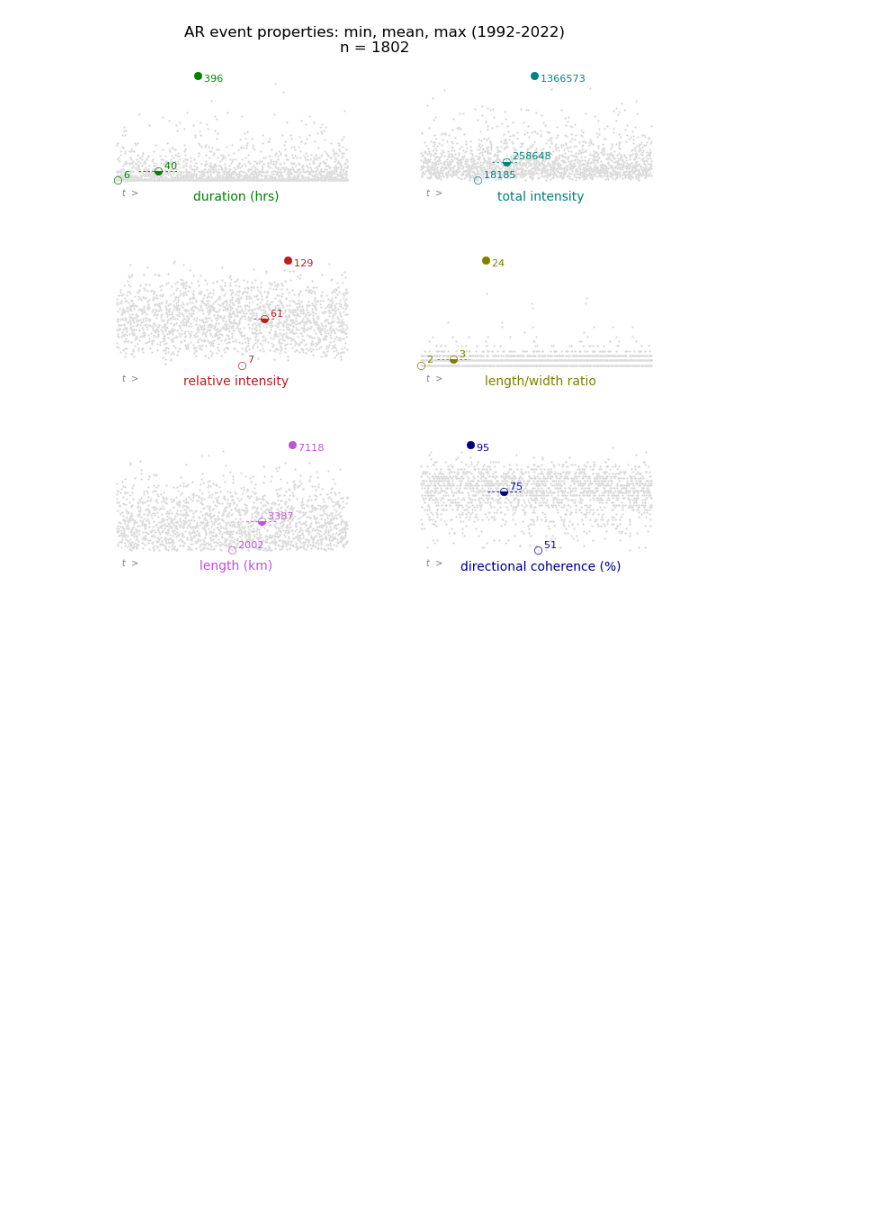
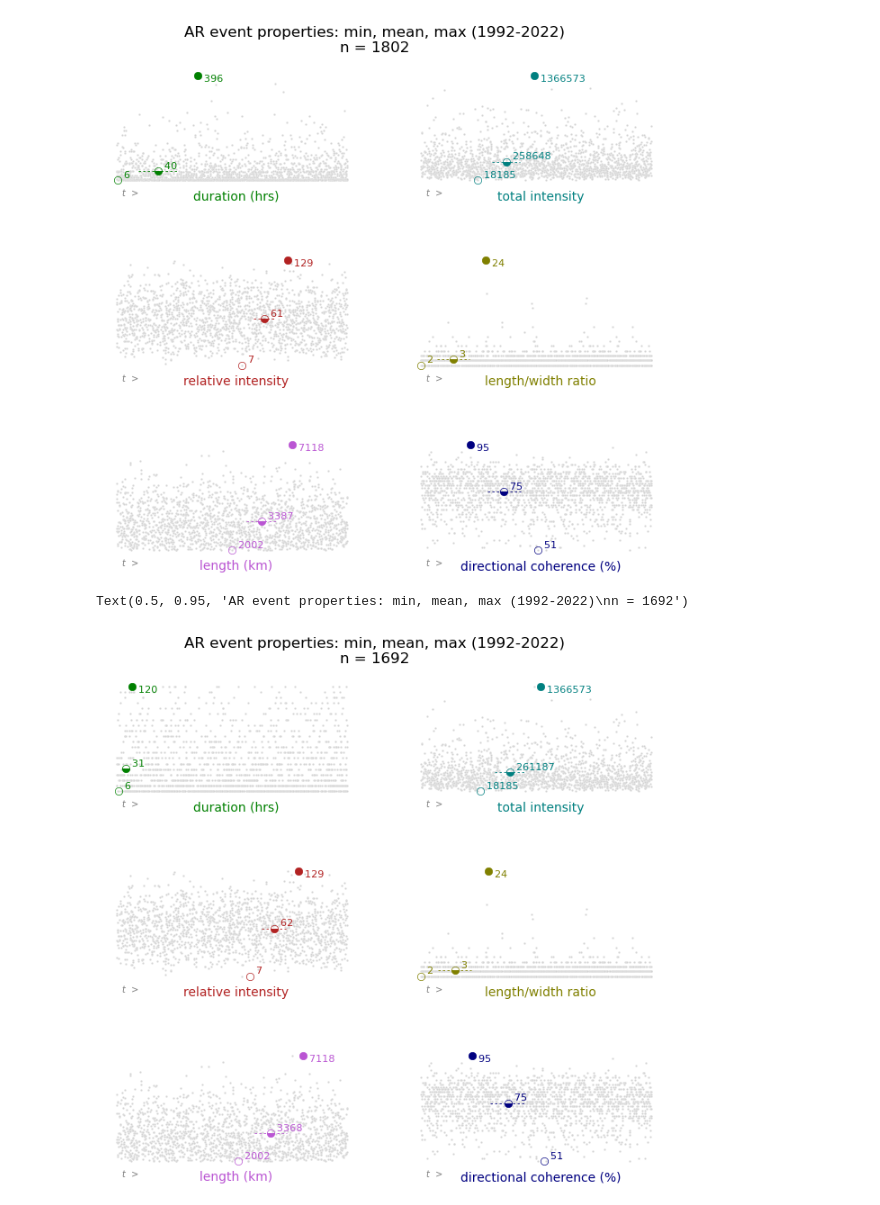
Before and after one commit to ua-snap/ar_avalanche, a Jupyter notebook: AR_QC.ipynb, the cells around one changed output. Drawn from its saved outputs; the diff is of its cells as text; code cells hidden in the pictures; blank space fills up the shorter version.

```diff
--- a/AR_QC.ipynb
+++ b/AR_QC.ipynb
@@ -305,3 +463,54 @@ Text(0.5, 0.95, 'AR event properties: min, mean, max (1992-2022)\nn = 1802')
+# %%
+#subset attributes, including time for x-axis
+#define easier-to-read titles (excluding time attribute)
+sub = gdf[['start', 'dur_hrs', 'tintensity', 'rintensity', 'ratio_m', 'len_km_m', 'dircoher_m']].copy()
+titles = ['duration (hrs)', 'total intensity', 'relative intensity', 'length/width ratio', 'length (km)', 'directional coherence (%)']
+
+#setup plot and axes
+fig, axes = plt.subplots(int(len(sub.drop(columns='start').columns)/2), 2, sharex=False, figsize=(8, 7))
+plt.subplots_adjust(hspace = 0.6)
+sns.set_style("white")
+sns.despine(fig=fig, ax=axes, top=True, right=True, left=True, bottom=True, offset=None, trim=False)
+
+#define color pairs....must be the same # of pairs as # of non-time attributes
+colors = ['green', 'teal', 'firebrick', 'olive', 'mediumorchid', 'navy']
+#set fontsize for attr text
+f = 8
+
+#loop thru attributes and plot
+for attr, ax, t, c in zip(sub.drop(columns='start').columns.values.tolist(), fig.axes, titles, colors):
+    #get stats
+    a_min, a_mean, a_max = sub[attr].values.min(), sub[attr].values.mean(), sub[attr].values.max()
+    #get time values for each stat
+    a_min_idx, a_max_idx = sub[attr].idxmin(), sub[attr].idxmax()
+    min_t, max_t = sub['start'].iloc[sub[attr].idxmin()], sub['start'].iloc[sub[attr].idxmax()]
+    #mean time value will just be the midpoint between min and max
+    mean_t = min_t + (max_t - min_t) / 2
+    #set time values for mean line extension; use 25% of distance between min_t and max_t
+    mean_t_low = min_t + (max_t - min_t) / 4
+    mean_t_high = max_t - (max_t - min_t) / 4
+    #plot data cloud and mean line extension
+    sns.scatterplot(ax=ax, data=sub, x='start', y=attr, color='lightgray', s=2.75)
+    sns.lineplot(ax=ax, x=[mean_t_low, mean_t, mean_t_high], y=[a_mean, a_mean, a_mean], color=c, linewidth=.6, linestyle=(0, (3,3)))
+    #plot min/mean/max points
+    ax.plot(min_t, a_min, marker='o', fillstyle='none', markeredgewidth= .5, c=c)
+    ax.plot(max_t, a_max, marker='o', fillstyle='full', markeredgewidth= .5, c=c)
+    ax.plot(mean_t, a_mean, marker='o', fillstyle='bottom', markeredgewidth= .5, c=c)
+    #define relative nudge distance for point labels (divides the y-axis into 50 parts)
+    nudge = (a_max - a_min)/50
+    #add point labels, with nudge for formatting
+    ax.text(x = min_t, y = a_min + nudge, s = str("  " + str(int(a_min))), color = c, fontsize=f)
+    ax.text(x = max_t, y = a_max - nudge*3, s = str("  " + str(int(a_max))), color = c, fontsize=f)
+    ax.text(x = mean_t, y = a_mean + nudge, s = str("  " + str(int(a_mean))), color = c, fontsize=f)
+    #adjust axis labels
+    ax.set_ylabel(t, rotation=0, labelpad=-105, color=c, fontsize=f+2, y=-0.15)
+    ax.set_xlabel('t  >', rotation=0, labelpad=3, color='gray', fontsize=f-1, style='italic', x=0.1)
+#remove axes ticks and add title
+plt.setp(axes, yticks=[], xticks=[])
+fig.suptitle(('AR event properties: min, mean, max (' + str(start_year) + '-' + str(end_year) + ')\nn = ' + str(len(gdf))), color='black', fontsize=f+4, y=.95)
+# %% [output]
+Text(0.5, 0.95, 'AR event properties: min, mean, max (1992-2022)\nn = 1692')
+[figure, added]
 # %%
 sub = gdf[['dur_hrs', 'rintensity', 'tintensity', 'ratio_m', 'len_km_m', 'dircoher_m']].copy()
 sub.rename(columns={'dur_hrs':'duration (hrs)', 'rintensity':'relative intensity', 'tintensity':'total intensity', 'ratio_m':'length/width ratio', 'len_km_m':'length (km)', 'dircoher_m':'mean directional coherence (%)'}, inplace=True)
```
Also changed, not shown: parts of 35 cells of this notebook.
